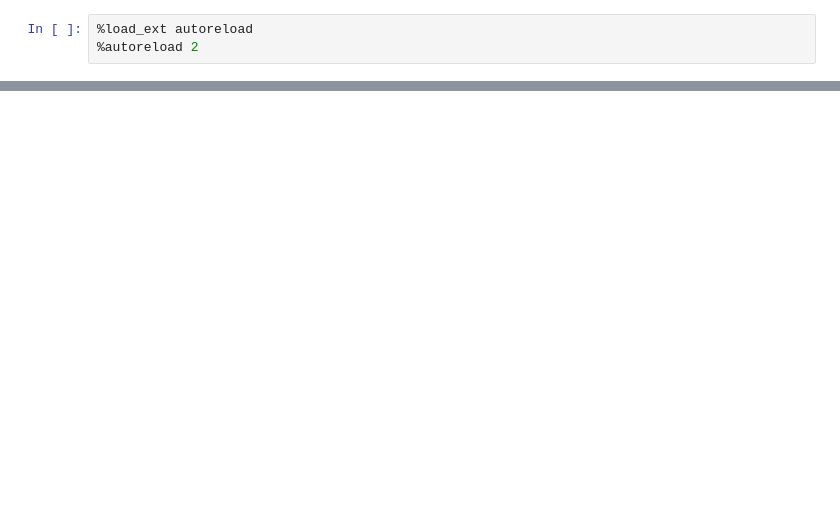
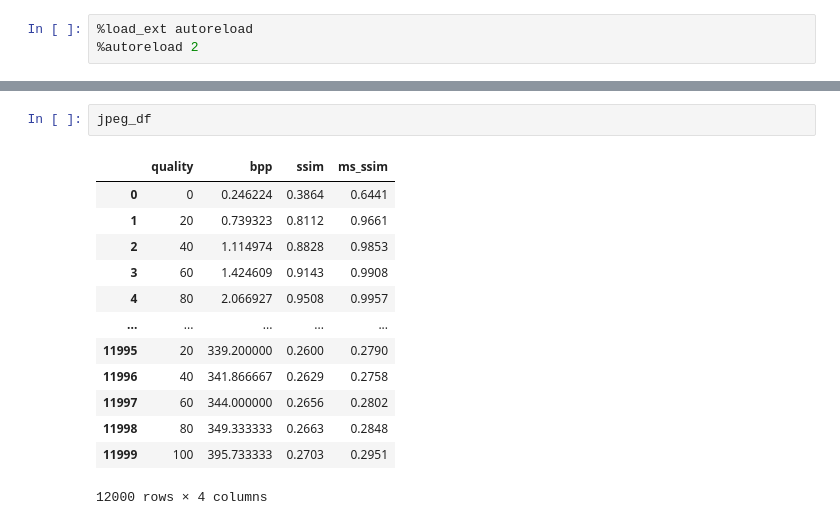
Before and after one commit to timmh/aecompression, a Jupyter notebook: lora.ipynb, the cells around one changed output, grey strips where cells are left out. Saved outputs shown, nothing was run; the diff lists cells and outputs as text; blank space fills up the shorter version.

```diff
--- a/lora.ipynb
+++ b/lora.ipynb
@@ -403,3 +404,19 @@ pd.DataFrame(jpeg_results).to_csv("cache/jpeg_results.csv")
+# %%
+jpeg_df
+# %% [output]
+|  | quality | bpp | ssim | ms_ssim |
+| 0 | 0 | 0.246224 | 0.3864 | 0.6441 |
+| 1 | 20 | 0.739323 | 0.8112 | 0.9661 |
+| 2 | 40 | 1.114974 | 0.8828 | 0.9853 |
+| 3 | 60 | 1.424609 | 0.9143 | 0.9908 |
+| 4 | 80 | 2.066927 | 0.9508 | 0.9957 |
+| ... | ... | ... | ... | ... |
+| 11995 | 20 | 339.200000 | 0.2600 | 0.2790 |
+| 11996 | 40 | 341.866667 | 0.2629 | 0.2758 |
+| 11997 | 60 | 344.000000 | 0.2656 | 0.2802 |
+| 11998 | 80 | 349.333333 | 0.2663 | 0.2848 |
+| 11999 | 100 | 395.733333 | 0.2703 | 0.2951 |
+12000 rows × 4 columns
 # %%
 # Step 6: Visualize the results
 # Bar chart of reconstruction error by location
```
Also changed, not shown: parts of 7 cells of this notebook, 1 other file.
